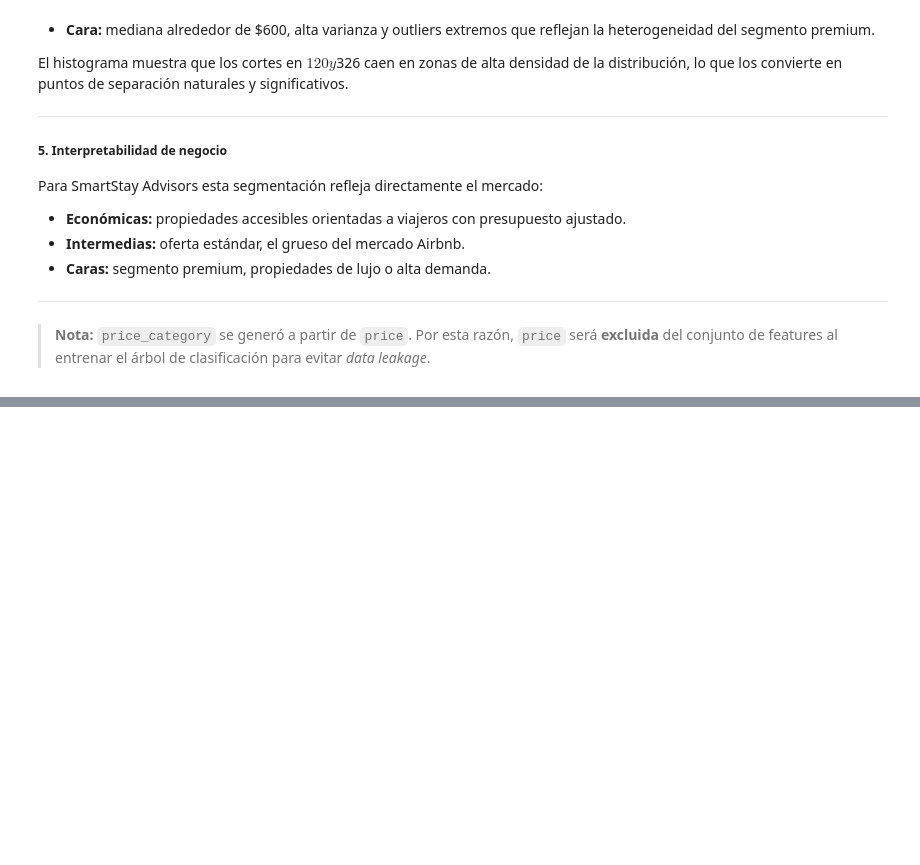
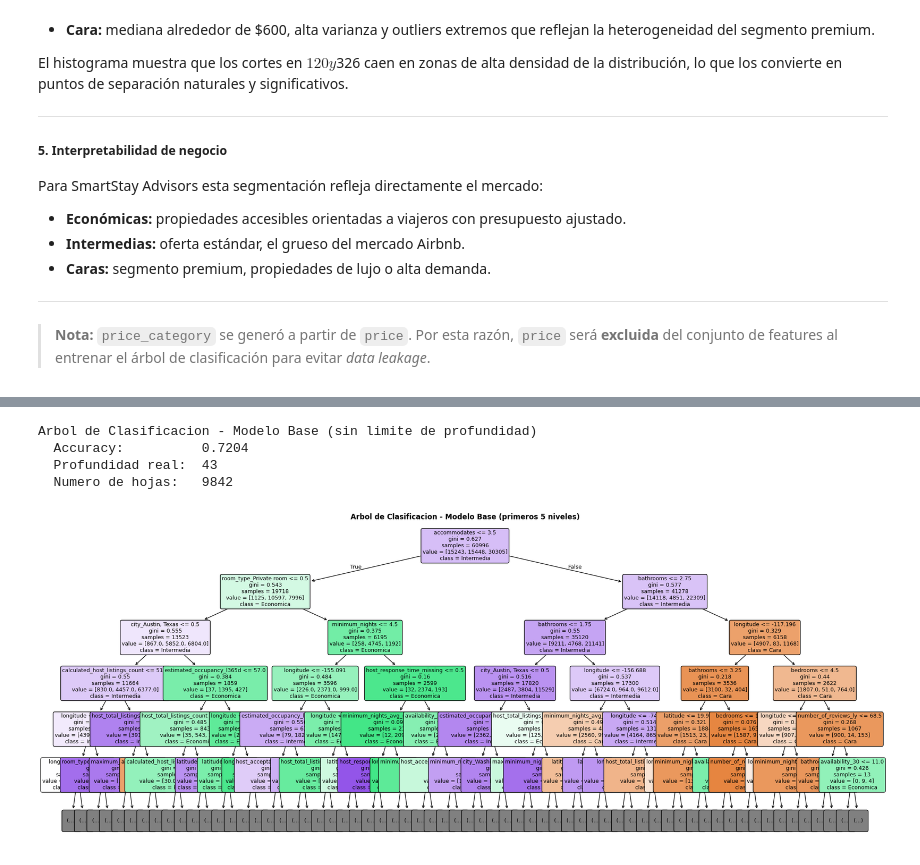
Before and after one commit to fabianpradod/lab4-mineria, a Jupyter notebook: mod/smartStay_decision_tree.ipynb, the cells around one changed output, grey strips where cells are left out. Drawn from its saved outputs; the diff is of its cells as text; code cells hidden in the pictures; blank space fills up the shorter version.

```diff
--- a/mod/smartStay_decision_tree.ipynb
+++ b/mod/smartStay_decision_tree.ipynb
@@ -985,0 +1053,14 @@ Para SmartStay Advisors esta segmentación refleja directamente el mercado:
+# %%
+df_model_clf = pd.get_dummies(priced_listings_df, columns=['room_type', 'city'], drop_first=False)
+
+X_clf = df_model_clf.drop(columns=['price', 'price_category'])
+y_clf = priced_listings_df['price_category'].astype(str)
+
+X_train_clf, X_test_clf, y_train_clf, y_test_clf = train_test_split(
+    X_clf, y_clf, test_size=0.2, random_state=SEED, stratify=y_clf
+)
+
+print(f"Train: {X_train_clf.shape[0]:,} filas")
+print(f"Test:  {X_test_clf.shape[0]:,} filas")
+print(f"\nDistribucion train:\n{pd.Series(y_train_clf).value_counts().sort_index()}")
+print(f"\nDistribucion test:\n{pd.Series(y_test_clf).value_counts().sort_index()}")
@@ -985,0 +1084,32 @@ Para SmartStay Advisors esta segmentación refleja directamente el mercado:
+# %%
+clf_base = run_tree(
+    X_train_clf, X_test_clf, y_train_clf, y_test_clf,
+    task="classification"
+)
+
+print("Arbol de Clasificacion - Modelo Base (sin limite de profundidad)")
+print(f"  Accuracy:          {clf_base['metrics']['accuracy']:.4f}")
+print(f"  Profundidad real:  {clf_base['model'].get_depth()}")
+print(f"  Numero de hojas:   {clf_base['model'].get_n_leaves()}")
+# %% [output]
+Arbol de Clasificacion - Modelo Base (sin limite de profundidad)
+  Accuracy:          0.7204
+  Profundidad real:  43
+  Numero de hojas:   9842
+# %%
+fig, ax = plt.subplots(figsize=(20, 8))
+plot_tree(
+    clf_base['model'],
+    max_depth=5,
+    feature_names=X_train_clf.columns.tolist(),
+    class_names=["Cara", "Economica", "Intermedia"],
+    filled=True,
+    rounded=True,
+    fontsize=9,
+    ax=ax
+)
+ax.set_title("Arbol de Clasificacion - Modelo Base (primeros 5 niveles)", fontweight="bold")
+plt.tight_layout()
+plt.show()
+# %% [output]
+[figure, added]
```
Also changed, not shown: parts of 11 cells of this notebook.
